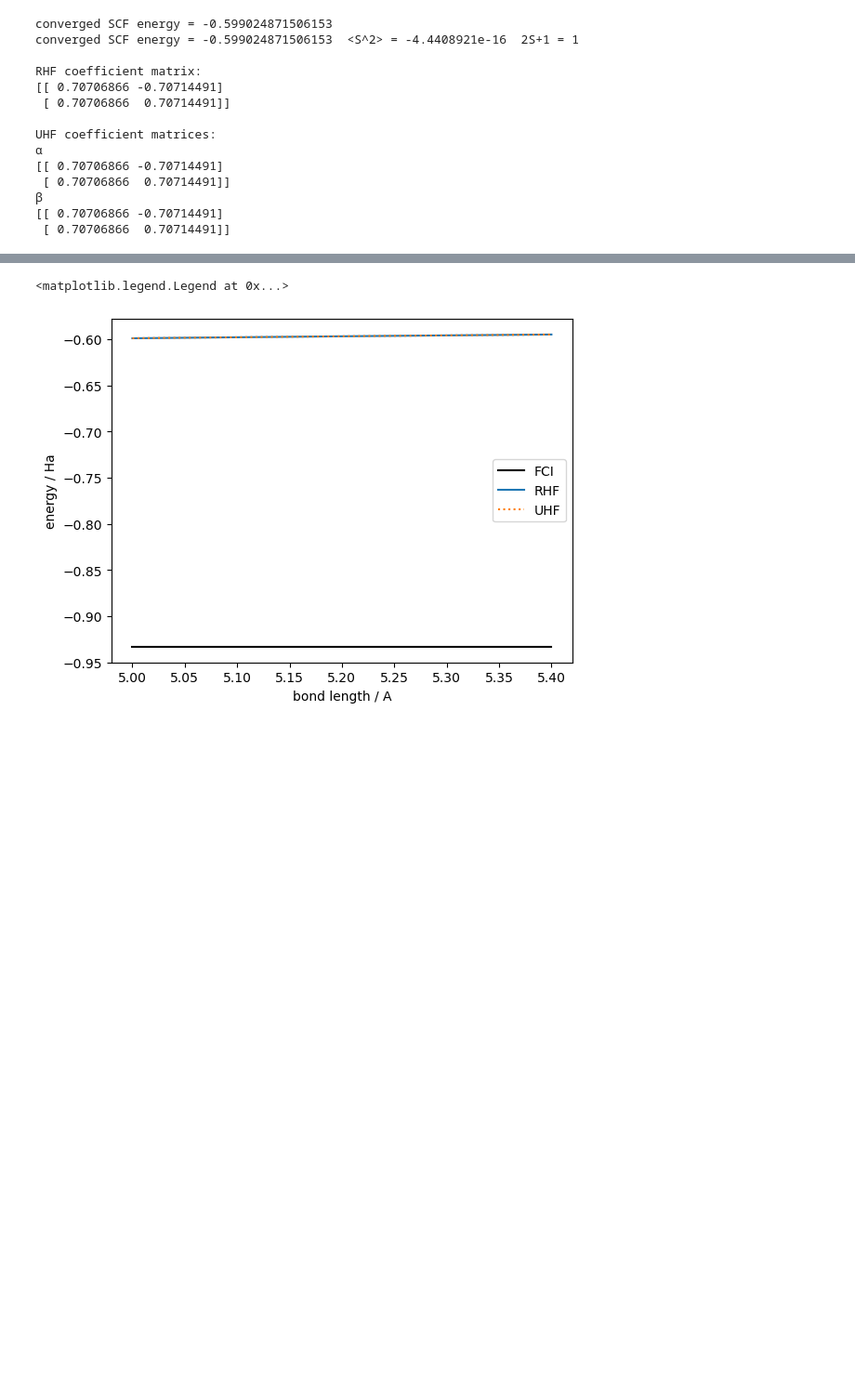
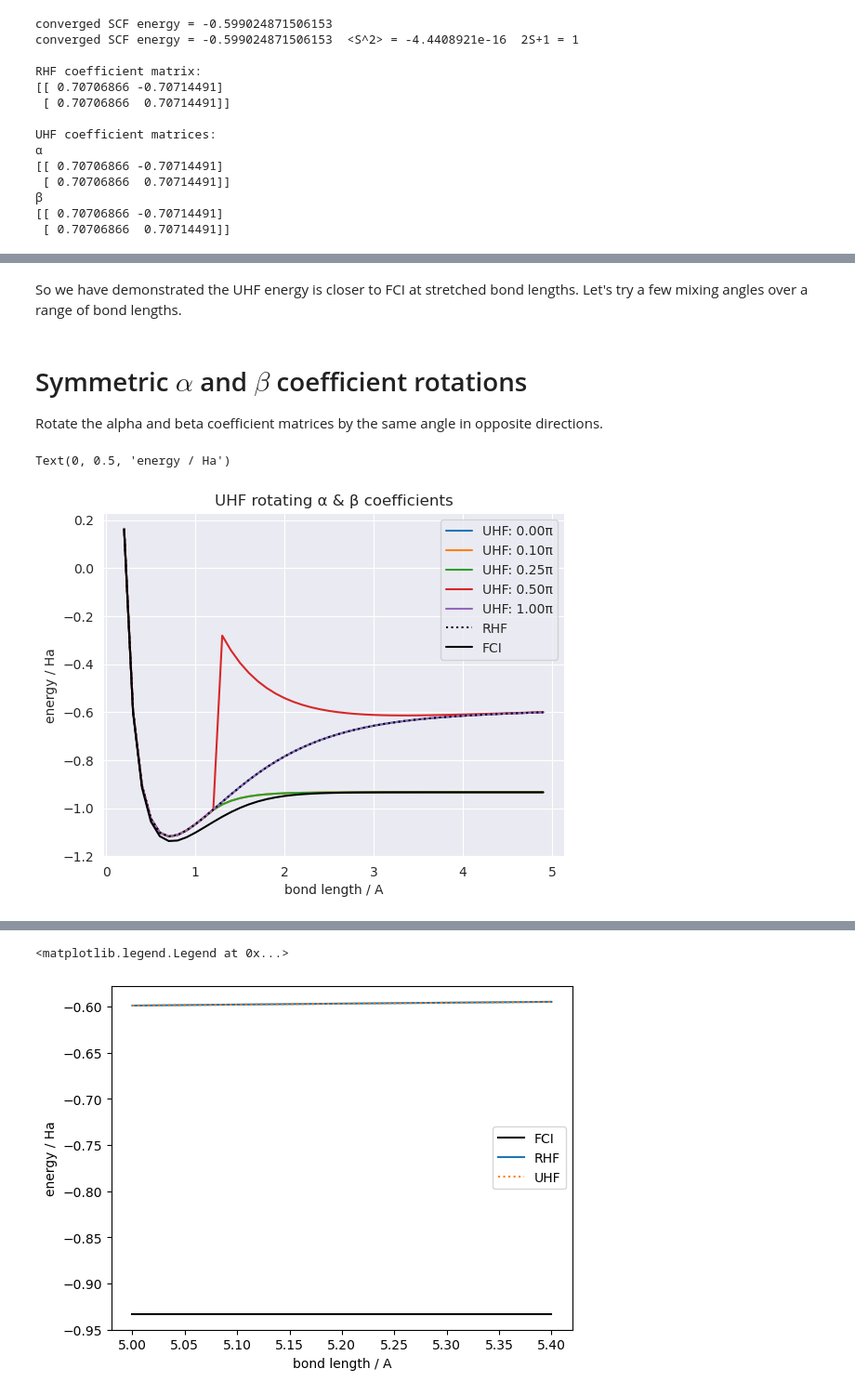
Before and after one commit to Freddie-Burns/qsci, a Jupyter notebook: rhf_uhf/rotate_uhf_coeff_matrix.ipynb, the cells around one changed output, grey strips where cells are left out. Shown at 93% size. Drawn from its saved outputs; the diff is of its cells as text; code cells hidden in the pictures; blank space fills up the shorter version.

```diff
--- a/rhf_uhf/rotate_uhf_coeff_matrix.ipynb
+++ b/rhf_uhf/rotate_uhf_coeff_matrix.ipynb
@@ -266,0 +198,74 @@ FCI: -0.9336318445584986
+# %% [markdown]
+So we have demonstrated the UHF energy is closer to FCI at stretched bond lengths. Let's try a few mixing angles over a range of bond lengths.
+# %% [markdown]
+# Symmetric $\alpha$ and $\beta$ coefficient rotations
+Rotate the alpha and beta coefficient matrices by the same angle in opposite directions.
+# %%
+import numpy as np
+from scipy.linalg import expm
+from pyscf import gto, scf, fci
+
+fci_energies: list[float] = []
+rhf_energies: list[float] = []
+uhf_energies: list[float] = []
+
+# Create hydrogen molecule over changing bond lengths
+bond_lengths = np.arange(0.2, 5, 0.1)
+angles = np.array([0, 0.1, 0.25, 0.5, 1]) * np.pi
+
+for bond_length in bond_lengths:
+    mol = gto.Mole()
+    mol.atom = f"H 0 0 0; H 0 0 {bond_length}"  # in Angstrom by default
+    mol.basis = "STO-3G"  # minimal basis, 1s from each H atom, two molecular orbitals
+    mol.charge = 0
+    mol.spin = 0  # number of unpaired electrons: 0 => singlet (default)
+    mol.verbose = 0  # no printing, too many bond lengths
+    mol.build()
+
+    # Restricted Hartree-Fock (RHF)
+    # Number of alpha and beta spins in each orbital are equal
+    mf_rhf = scf.RHF(mol)  # create meanfield object
+    rhf_energy = mf_rhf.kernel()  # run RHF
+    rhf_energies.append(rhf_energy)  # save RHF energy
+
+    for angle in angles:
+        # Rotation matrix
+        q = expm(np.array([[0, -angle], [angle, 0]]))
+
+        # Rotate coeff matrices
+        ca = cb = mf_rhf.mo_coeff
+        ca = ca @ q
+        cb = cb @ q.T # opposite rotation to break spin symmetry
+
+        mf_uhf = scf.UHF(mol) # create meanfield object
+        mf_uhf.mo_coeff = [ca, cb] # set initial coeffs
+        mf_uhf.mo_occ = [1, 0], [1, 0] # required for updated mo_coeff to be used
+
+        # Run UHF and save data
+        uhf_energy = mf_uhf.kernel()
+        uhf_energies.append(uhf_energy)
+
+    # FCI energy
+    cisolver = fci.FCI(mol, mf_rhf.mo_coeff)
+    fci_energy = cisolver.kernel()[0]
+    fci_energies.append(fci_energy)
+
+# Reshape UHF energies, grouping by the mixing angle that was used
+chunk = len(angles)
+uhf_energies = [uhf_energies[i:i+chunk] for i in range(0, len(uhf_energies), chunk)]
+uhf_energies = list(zip(*uhf_energies))
+
+from matplotlib import pyplot as plt
+
+for i, uhf_energy in enumerate(uhf_energies):
+    angle = angles[i] / np.pi
+    plt.plot(bond_lengths, uhf_energy, label=f"UHF: {angle:.2f}\u03c0")
+plt.plot(bond_lengths, rhf_energies, 'k:', label="RHF")
+plt.plot(bond_lengths, fci_energies, 'k', label="FCI")
+plt.legend()
+plt.title("UHF rotating \u03b1 & \u03b2 coefficients")
+plt.xlabel("bond length / A")
+plt.ylabel("energy / Ha")
+# %% [output]
+Text(0, 0.5, 'energy / Ha')
+[figure, added]
```
Also changed, not shown: parts of 21 cells of this notebook, 5 other files.
